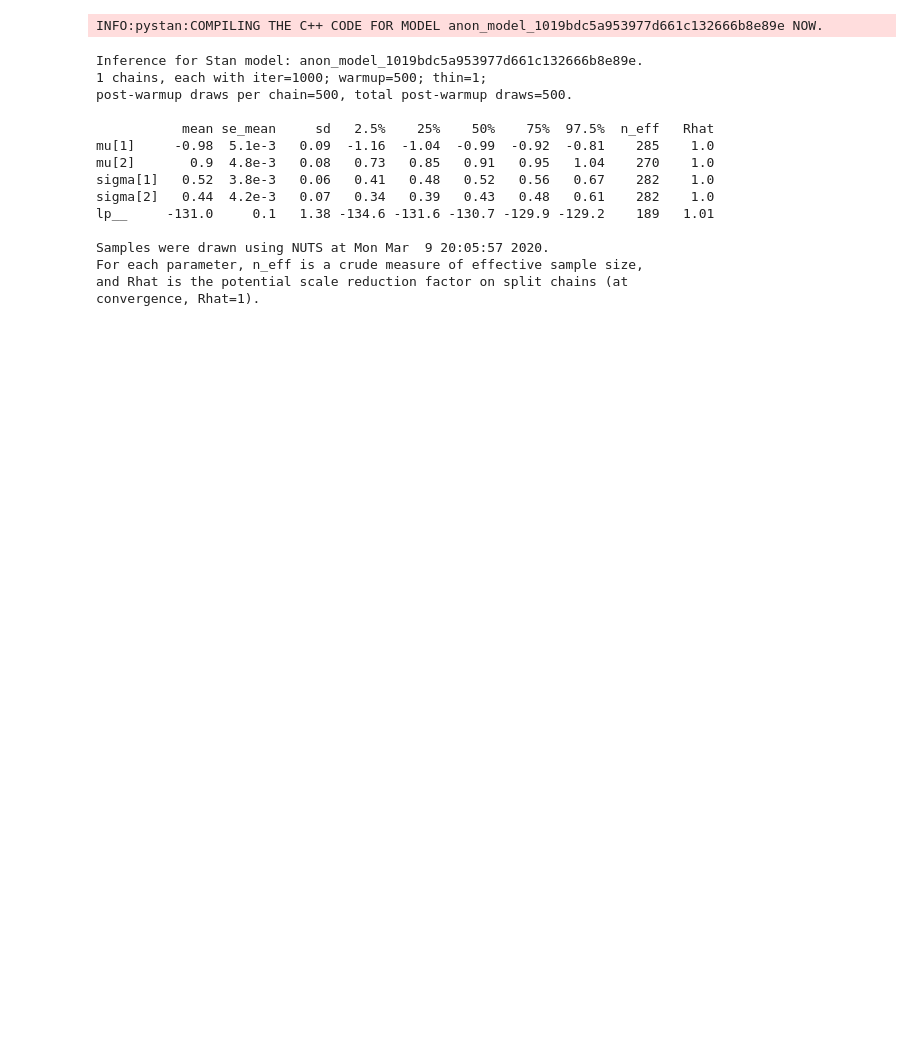
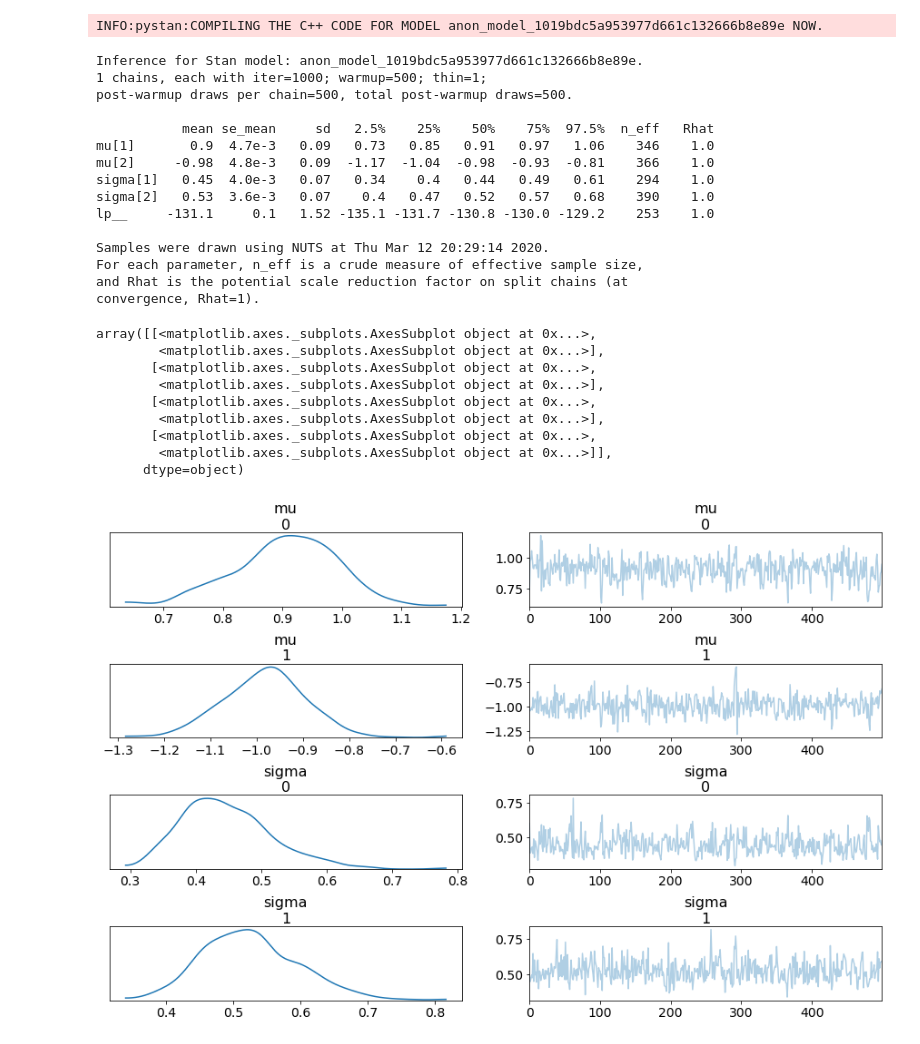
Before and after one commit to tomerdo/probabilistic-programming, a Jupyter notebook: gmm/gmm_spp.ipynb, the cells around one changed output. Drawn from its saved outputs; the diff is of its cells as text; code cells hidden in the pictures; blank space fills up the shorter version.

```diff
--- a/gmm/gmm_spp.ipynb
+++ b/gmm/gmm_spp.ipynb
@@ -50,7 +50,7 @@ data = {'N':100, 'y': [
   -0.537644,  0.163917, -0.0490216,  -1.13458
 ]}
 # %%
-fit = gmm.sampling(data=data, iter=1000, thin=1, chains=1)
+fit = gmm.sampling(data=data, iter=1000, chains=1)
 # %%
 print(fit)
 # %% [output]
@@ -59,13 +59,26 @@ Inference for Stan model: anon_model_1019bdc5a953977d661c132666b8e89e.
 post-warmup draws per chain=500, total post-warmup draws=500.
 
            mean se_mean     sd   2.5%    25%    50%    75%  97.5%  n_eff   Rhat
-mu[1]     -0.98  5.1e-3   0.09  -1.16  -1.04  -0.99  -0.92  -0.81    285    1.0
-mu[2]       0.9  4.8e-3   0.08   0.73   0.85   0.91   0.95   1.04    270    1.0
-sigma[1]   0.52  3.8e-3   0.06   0.41   0.48   0.52   0.56   0.67    282    1.0
-sigma[2]   0.44  4.2e-3   0.07   0.34   0.39   0.43   0.48   0.61    282    1.0
-lp__     -131.0     0.1   1.38 -134.6 -131.6 -130.7 -129.9 -129.2    189   1.01
+mu[1]       0.9  4.7e-3   0.09   0.73   0.85   0.91   0.97   1.06    346    1.0
+mu[2]     -0.98  4.8e-3   0.09  -1.17  -1.04  -0.98  -0.93  -0.81    366    1.0
+sigma[1]   0.45  4.0e-3   0.07   0.34    0.4   0.44   0.49   0.61    294    1.0
+sigma[2]   0.53  3.6e-3   0.07    0.4   0.47   0.52   0.57   0.68    390    1.0
+lp__     -131.1     0.1   1.52 -135.1 -131.7 -130.8 -130.0 -129.2    253    1.0
 
-Samples were drawn using NUTS at Mon Mar  9 20:05:57 2020.
+Samples were drawn using NUTS at Thu Mar 12 20:29:14 2020.
 For each parameter, n_eff is a crude measure of effective sample size,
 and Rhat is the potential scale reduction factor on split chains (at
 convergence, Rhat=1).
+# %%
+arviz.plot_trace(fit)
+# %% [output]
+array([[<matplotlib.axes._subplots.AxesSubplot object at 0x...>,
+        <matplotlib.axes._subplots.AxesSubplot object at 0x...>],
+       [<matplotlib.axes._subplots.AxesSubplot object at 0x...>,
+        <matplotlib.axes._subplots.AxesSubplot object at 0x...>],
+       [<matplotlib.axes._subplots.AxesSubplot object at 0x...>,
+        <matplotlib.axes._subplots.AxesSubplot object at 0x...>],
+       [<matplotlib.axes._subplots.AxesSubplot object at 0x...>,
+        <matplotlib.axes._subplots.AxesSubplot object at 0x...>]],
+      dtype=object)
+[figure, added]
```
Also changed, not shown: 1 other file.
